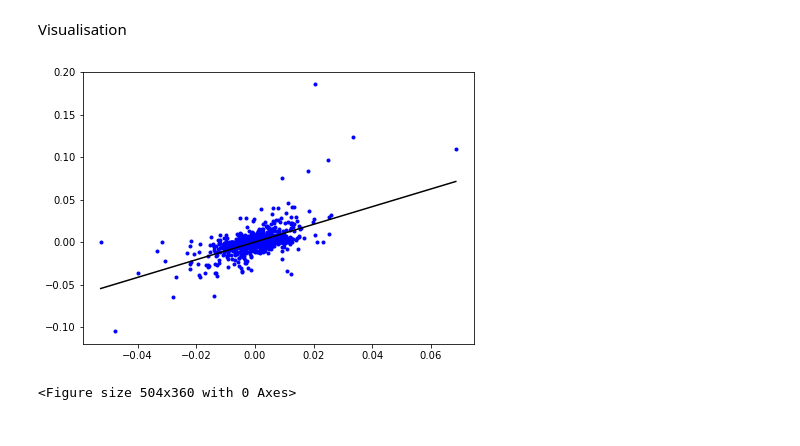
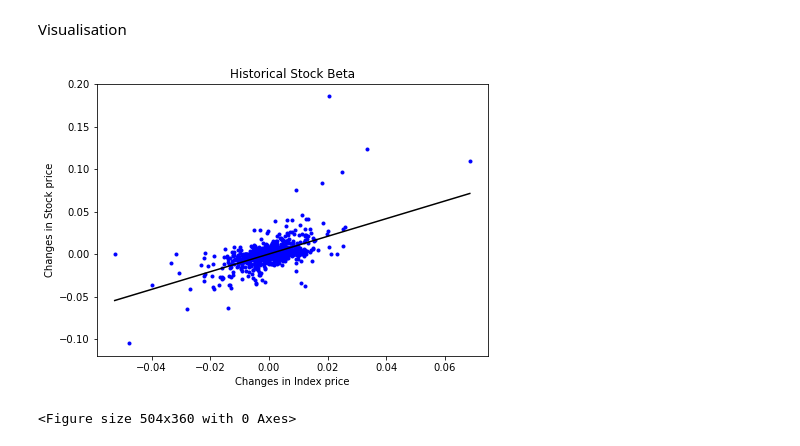
Before and after one commit to rogerloh-acc/Finance-Model-, a Jupyter notebook: Beta/Historical Beta/Estimate Beta - Historical.ipynb, the cells around one changed output. Drawn from its saved outputs; the diff is of its cells as text; code cells hidden in the pictures.

```diff
--- a/Beta/Historical Beta/Estimate Beta - Historical.ipynb
+++ b/Beta/Historical Beta/Estimate Beta - Historical.ipynb
@@ -131,16 +131,22 @@ y = slope * x + intercept
 # %%
 # Plot it!
 plt.plot(ind_pct, stck_pct, "b.")
 plt.plot(x, y, "k")
 plt.grid(False)
+
+# Add title and axis names
+plt.title("Historical Stock Beta")
+plt.xlabel("Changes in Index Price")
+plt.ylabel("Changes in Stock Price")
+
 fig1 = plt.gcf()
 plt.show()
 plt.draw()
 
 # Save the plot
 fig1.savefig(f"Beta_{a}_plot.png", dpi = 600, Transparent = True)
 # %% [output]
-[figure, old version]
+[figure, new version]
 <Figure size 504x360 with 0 Axes>
 # %%
 # Save the summary into CSV File
```
Also changed, not shown: 1 other file.
